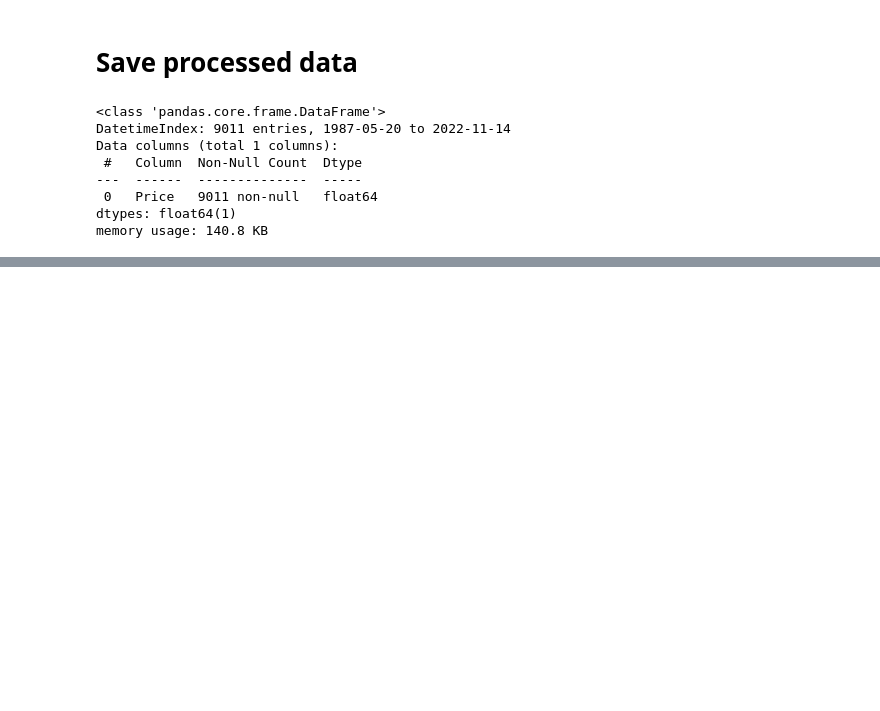
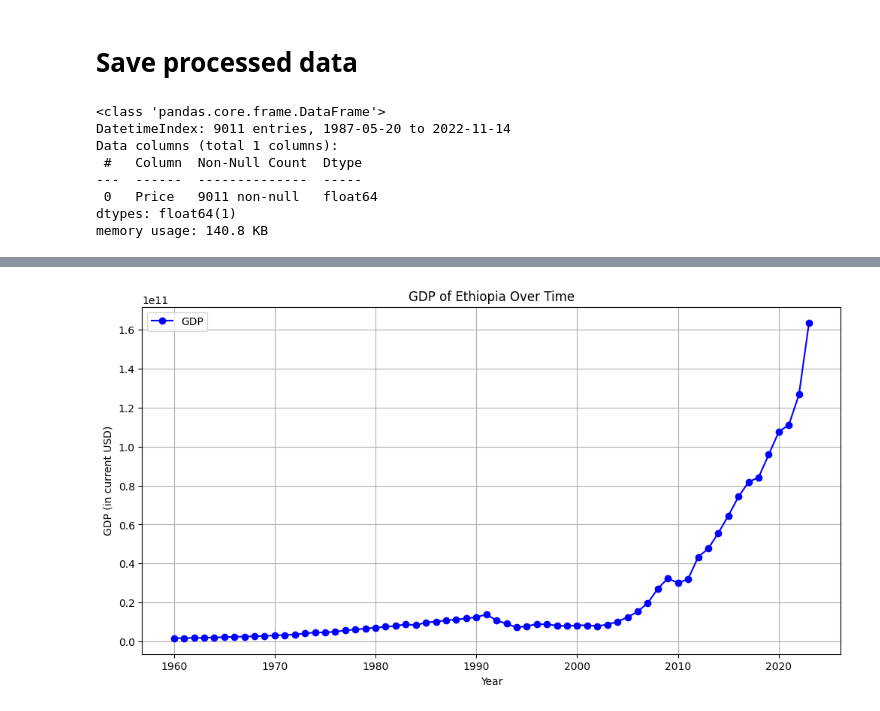
Before and after one commit to DegaregeN/Time-series-data-modeling-, a Jupyter notebook: notebooks/01-data-preprocessing.ipynb, the cells around one changed output, grey strips where cells are left out. Cells and saved outputs as stored; diff of their text form; code cells hidden in the pictures; blank space fills up the shorter version.

```diff
--- a/notebooks/01-data-preprocessing.ipynb
+++ b/notebooks/01-data-preprocessing.ipynb
@@ -94,0 +145,26 @@ memory usage: 140.8 KB
+# %%
+# Ensure the correct GDP indicator is selected for Ethiopia
+ethiopia_gdp = df1[(df1['Country Name'] == 'Ethiopia') & (df1['Indicator Name'] == 'GDP (current US$)')]
+
+# Check if any data was retrieved for GDP specifically
+if ethiopia_gdp.empty:
+    print("No GDP data found for Ethiopia. Please check if 'GDP (current US$)' is the correct indicator name.")
+else:
+    # Extract the years and GDP values
+    years = ethiopia_gdp.columns[4:]  # Assuming first 4 columns are metadata, adjust if needed
+    gdp_values = ethiopia_gdp[years].values.flatten()  # Flatten to get a 1D array of GDP values
+
+    # Convert years to integers for plotting
+    years = years.astype(int)
+
+    # Plotting the GDP data over time
+    plt.figure(figsize=(12, 6))
+    plt.plot(years, gdp_values, marker='o', color='b', label='GDP')
+    plt.xlabel('Year')
+    plt.ylabel('GDP (in current USD)')
+    plt.title('GDP of Ethiopia Over Time')
+    plt.legend()
+    plt.grid(True)
+    plt.show()
+# %% [output]
+[figure, added]
```
Also changed, not shown: parts of 6 cells of this notebook, 1 other file.
